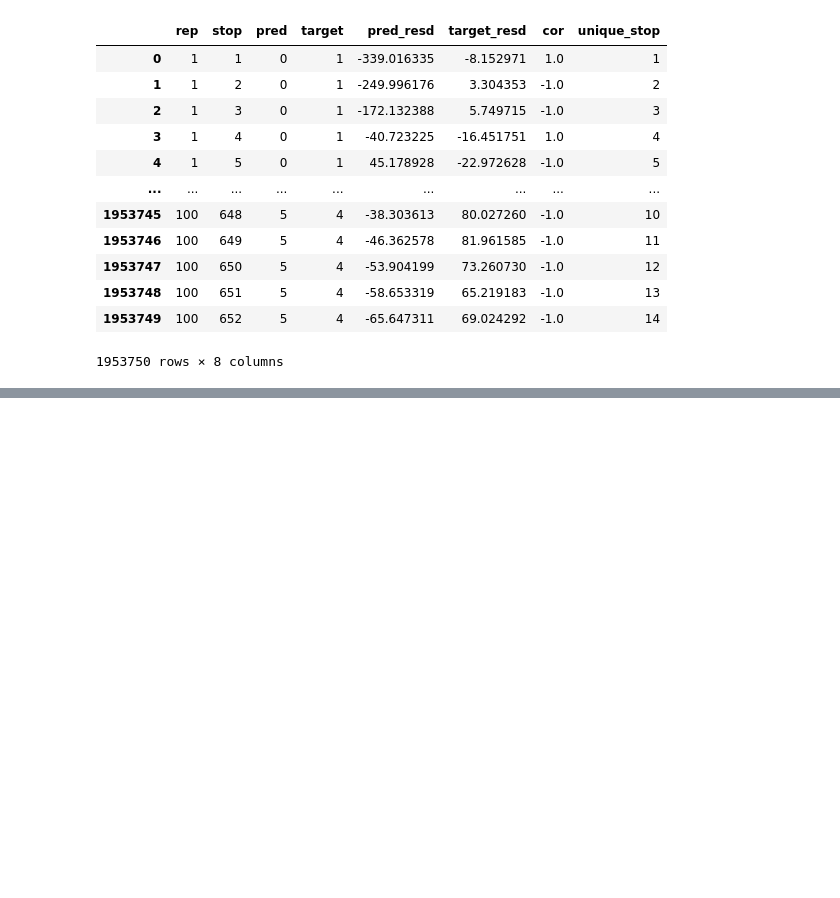
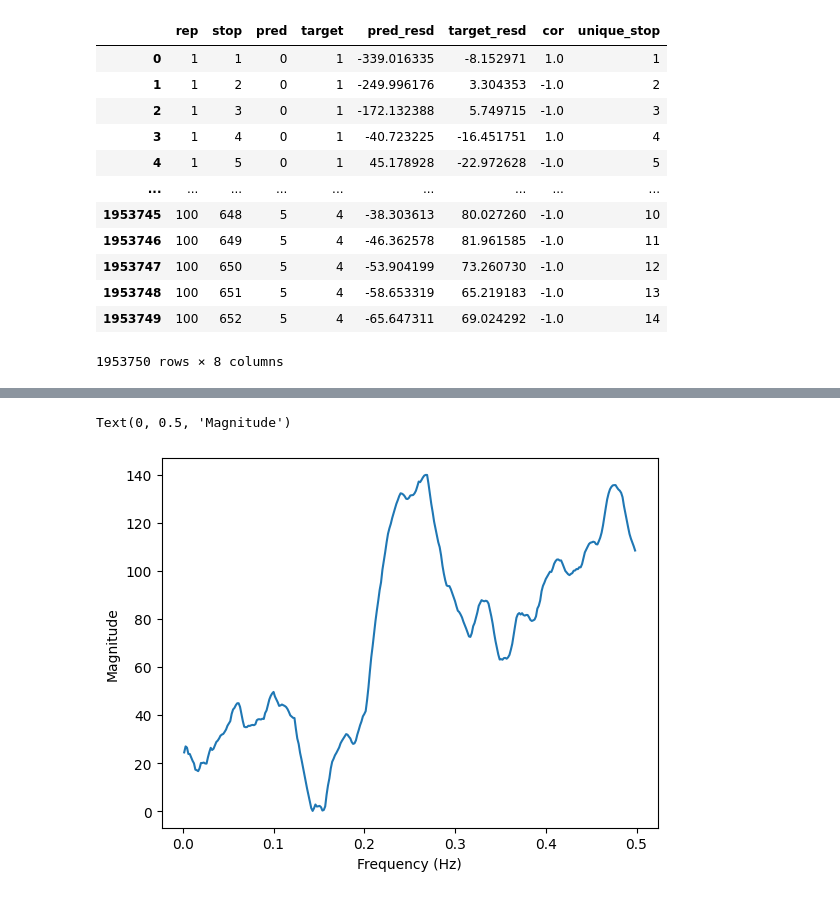
Before and after one commit to peppy-senpai/MBTA, a Jupyter notebook: part4_post_sim_analysis.ipynb, the cells around one changed output, grey strips where cells are left out. Drawn from its saved outputs; the diff is of its cells as text; code cells hidden in the pictures; blank space fills up the shorter version.

```diff
--- a/part4_post_sim_analysis.ipynb
+++ b/part4_post_sim_analysis.ipynb
@@ -340,0 +341,11 @@ plt.plot(x, y, alpha=0.8)
+# %%
+fft_vals = np.fft.fft(y)
+fft_mag  = np.abs(y)        # magnitude
+fft_freq = np.fft.fftfreq(len(y), d=1)  # d = sample spacing in seconds
+pos = fft_freq > 0
+plt.plot(fft_freq[pos], fft_mag[pos])
+plt.xlabel("Frequency (Hz)")
+plt.ylabel("Magnitude")
+# %% [output]
+Text(0, 0.5, 'Magnitude')
+[figure, added]
```
Also changed, not shown: parts of 2 cells of this notebook, 3 other files.
